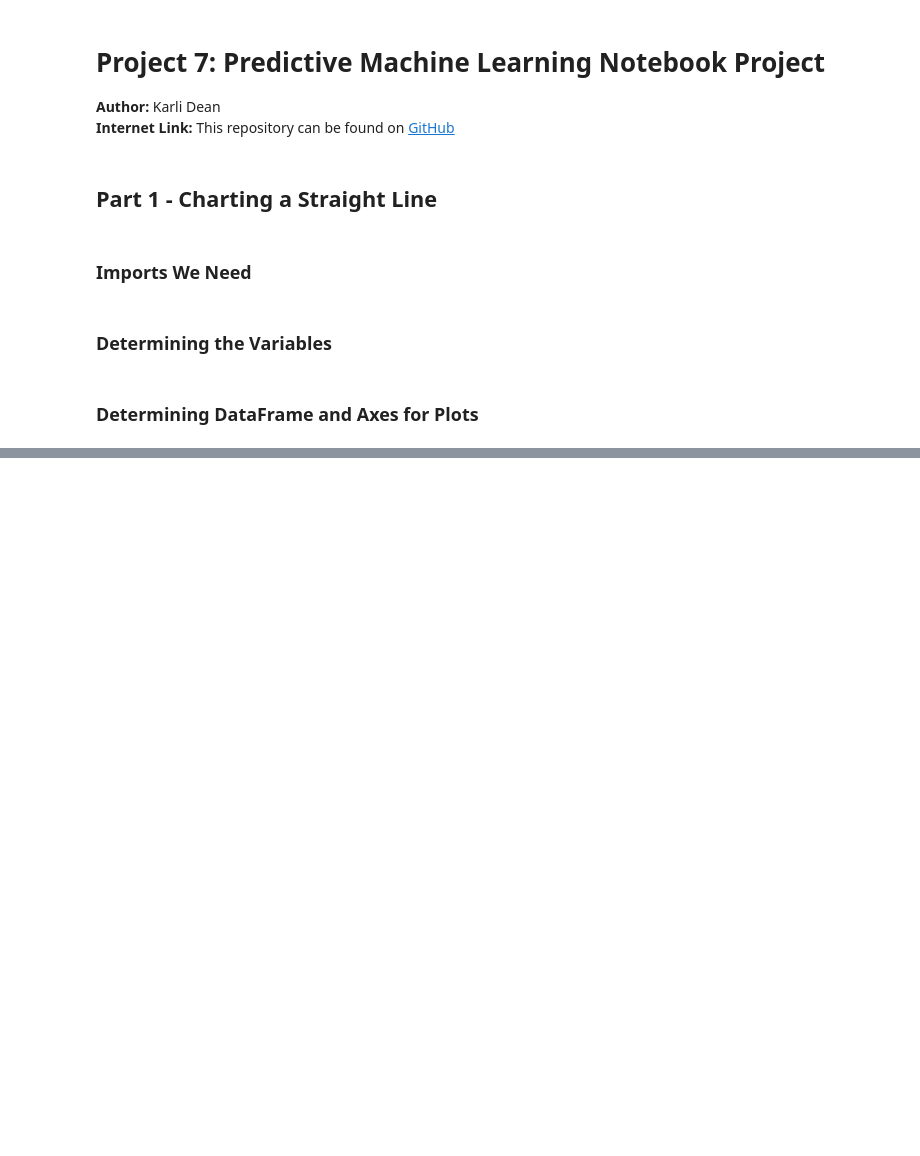
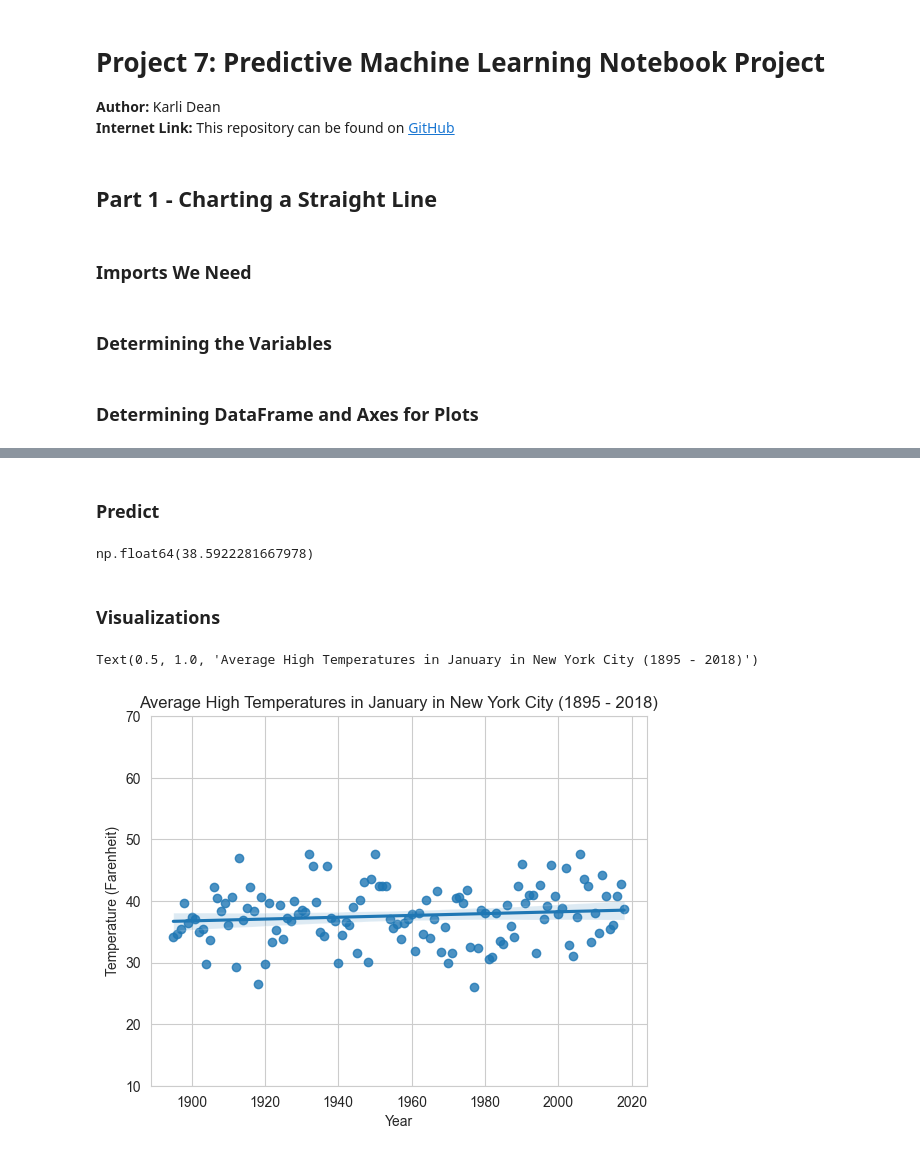
Before and after one commit to karlidean/datafun-07-ml, a Jupyter notebook: karlidean_ml.ipynb, the cells around one changed output, grey strips where cells are left out. Saved outputs shown, nothing was run; the diff lists cells and outputs as text; code cells hidden in the pictures; blank space fills up the shorter version.

```diff
--- a/karlidean_ml.ipynb
+++ b/karlidean_ml.ipynb
@@ -31,0 +38,3 @@ y_label = axes.set_ylabel('Celsius')
+# %%
+# Telling our model where to pull from to get the data we want
+nyc = pd.read_csv('ave_hi_nyc_jan_1895-2018.csv')
@@ -31,0 +65,3 @@ y_label = axes.set_ylabel('Celsius')
+# %%
+# Renaming the columns to be more reflective of what the data is telling us
+nyc.columns = ['Date', 'Temperature', 'Anomaly']
@@ -31,0 +80,3 @@ y_label = axes.set_ylabel('Celsius')
+# %%
+# Instead of having a 6 digit year, we are going to make the date a normal (4 digit) year format
+nyc.Date = nyc.Date.floordiv(100)
@@ -31,0 +143,11 @@ y_label = axes.set_ylabel('Celsius')
+# %% [markdown]
+### Predict
+# %%
+# Plugging our slope and intercept into the y=mx+b equation
+# Predicting for the year 2024
+linear_regression.slope * 2024 + linear_regression.intercept
+# Finds the point on the line where x = 2024
+# %% [output]
+np.float64(38.5922281667978)
+# %% [markdown]
+### Visualizations
@@ -31,0 +156,17 @@ y_label = axes.set_ylabel('Celsius')
+# %%
+# Settings of our graph (Style)
+sns.set_style('whitegrid')
+# %%
+# Settings of our graph (Axes)
+axes = sns.regplot(x=nyc.Date, y=nyc.Temperature)
+
+# Setting parameters on our y axis
+axes.set_ylim(10, 70)
+
+# Setting Axis Names and Titles
+axes.set_xlabel('Year')
+axes.set_ylabel('Temperature (Farenheit)')
+axes.set_title('Average High Temperatures in January in New York City (1895 - 2018)')
+# %% [output]
+Text(0.5, 1.0, 'Average High Temperatures in January in New York City (1895 - 2018)')
+[figure, added]
```
Also changed, not shown: parts of 22 cells of this notebook, 1 other file.
